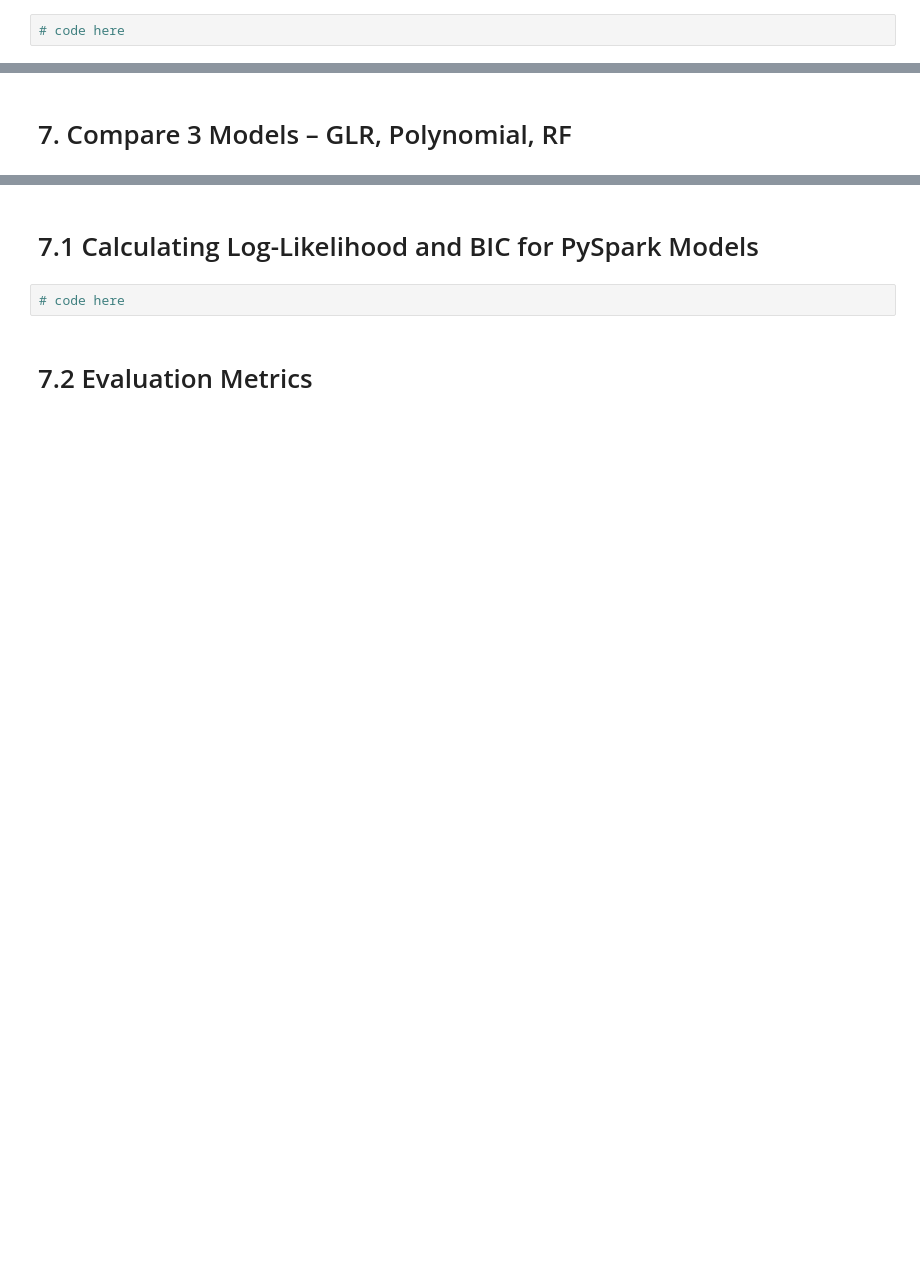
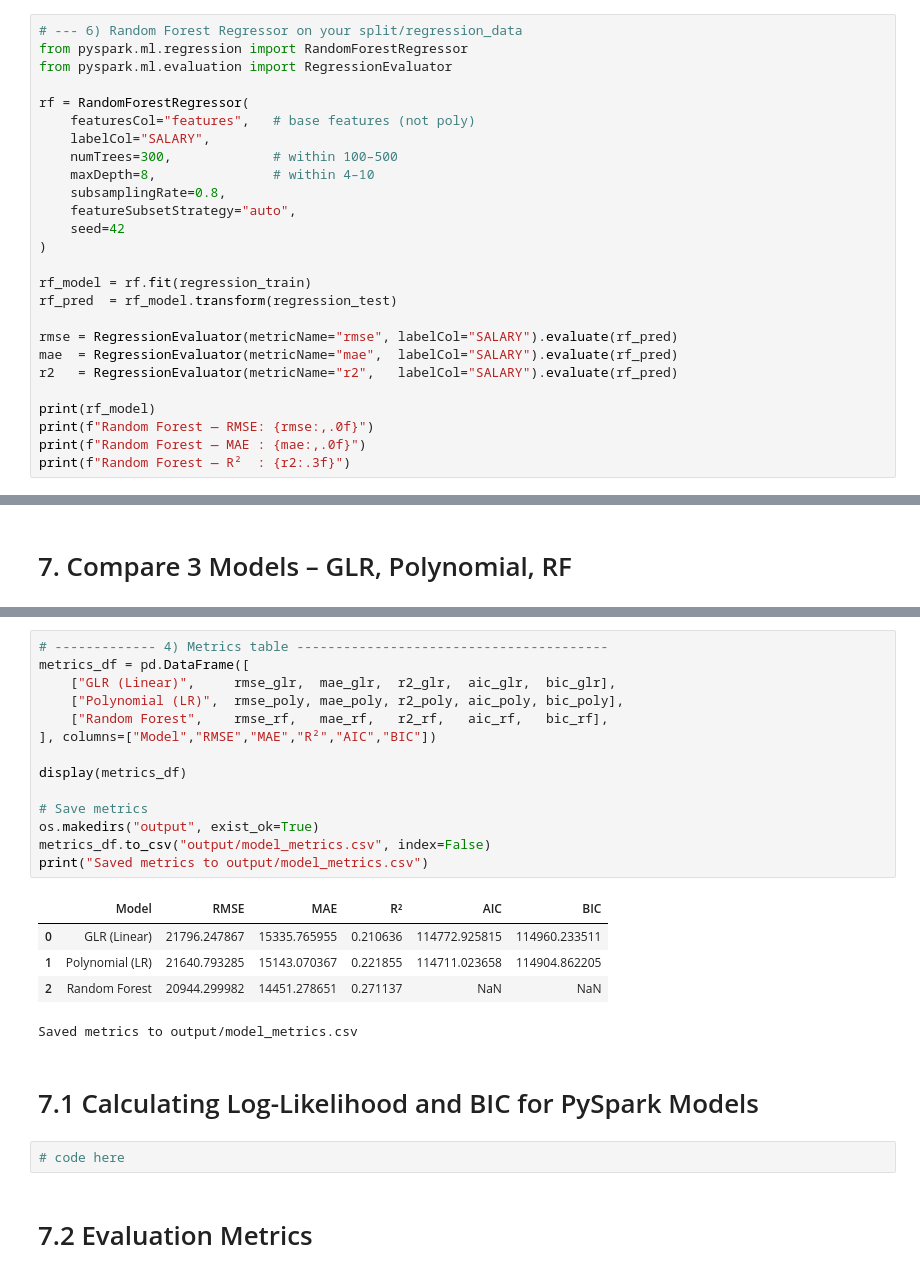
Before and after one commit to met-ad-688/assignment-04-Sabrina1211, a Jupyter notebook: assignment04-sminaya1.ipynb, the cells around one changed output, grey strips where cells are left out. Drawn from its saved outputs; the diff is of its cells as text; blank space fills up the shorter version.

```diff
--- a/assignment04-sminaya1.ipynb
+++ b/assignment04-sminaya1.ipynb
@@ -538,4 +541,28 @@ HTML(poly_coef_table.to_html())
 # %% [markdown]
 # 6. Random Forest Regressor
 # %%
-# code here
+# --- 6) Random Forest Regressor on your split/regression_data
+from pyspark.ml.regression import RandomForestRegressor
+from pyspark.ml.evaluation import RegressionEvaluator
+
+rf = RandomForestRegressor(
+    featuresCol="features",   # base features (not poly)
+    labelCol="SALARY",
+    numTrees=300,             # within 100–500
+    maxDepth=8,               # within 4–10
+    subsamplingRate=0.8,
+    featureSubsetStrategy="auto",
+    seed=42
+)
+
+rf_model = rf.fit(regression_train)
+rf_pred  = rf_model.transform(regression_test)
+
+rmse = RegressionEvaluator(metricName="rmse", labelCol="SALARY").evaluate(rf_pred)
+mae  = RegressionEvaluator(metricName="mae",  labelCol="SALARY").evaluate(rf_pred)
+r2   = RegressionEvaluator(metricName="r2",   labelCol="SALARY").evaluate(rf_pred)
+
+print(rf_model)
+print(f"Random Forest — RMSE: {rmse:,.0f}")
+print(f"Random Forest — MAE : {mae:,.0f}")
+print(f"Random Forest — R²  : {r2:.3f}")
@@ -550,3 +702,23 @@ HTML(poly_coef_table.to_html())
+# %%
+# ------------- 4) Metrics table ----------------------------------------
+metrics_df = pd.DataFrame([
+    ["GLR (Linear)",     rmse_glr,  mae_glr,  r2_glr,  aic_glr,  bic_glr],
+    ["Polynomial (LR)",  rmse_poly, mae_poly, r2_poly, aic_poly, bic_poly],
+    ["Random Forest",    rmse_rf,   mae_rf,   r2_rf,   aic_rf,   bic_rf],
+], columns=["Model","RMSE","MAE","R²","AIC","BIC"])
+
+display(metrics_df)
+
+# Save metrics
+os.makedirs("output", exist_ok=True)
+metrics_df.to_csv("output/model_metrics.csv", index=False)
+print("Saved metrics to output/model_metrics.csv")
+# %% [output]
+|  | Model | RMSE | MAE | R² | AIC | BIC |
+| 0 | GLR (Linear) | 21796.247867 | 15335.765955 | 0.210636 | 114772.925815 | 114960.233511 |
+| 1 | Polynomial (LR) | 21640.793285 | 15143.070367 | 0.221855 | 114711.023658 | 114904.862205 |
+| 2 | Random Forest | 20944.299982 | 14451.278651 | 0.271137 | NaN | NaN |
+Saved metrics to output/model_metrics.csv
 # %% [markdown]
 # 7.1 Calculating Log-Likelihood and BIC for PySpark Models
 # %%
```
Also changed, not shown: parts of 15 cells of this notebook, 2 other files.
